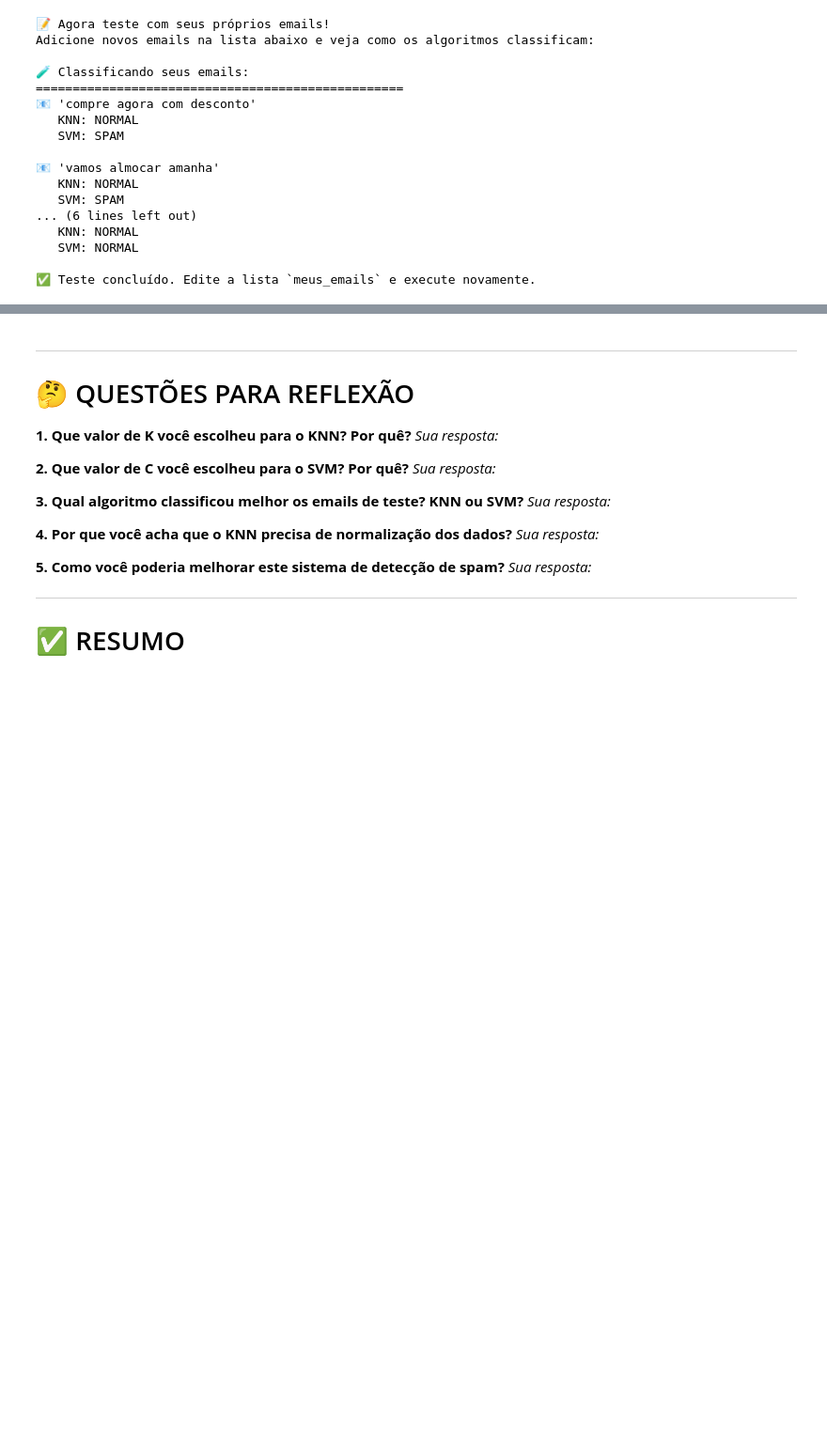
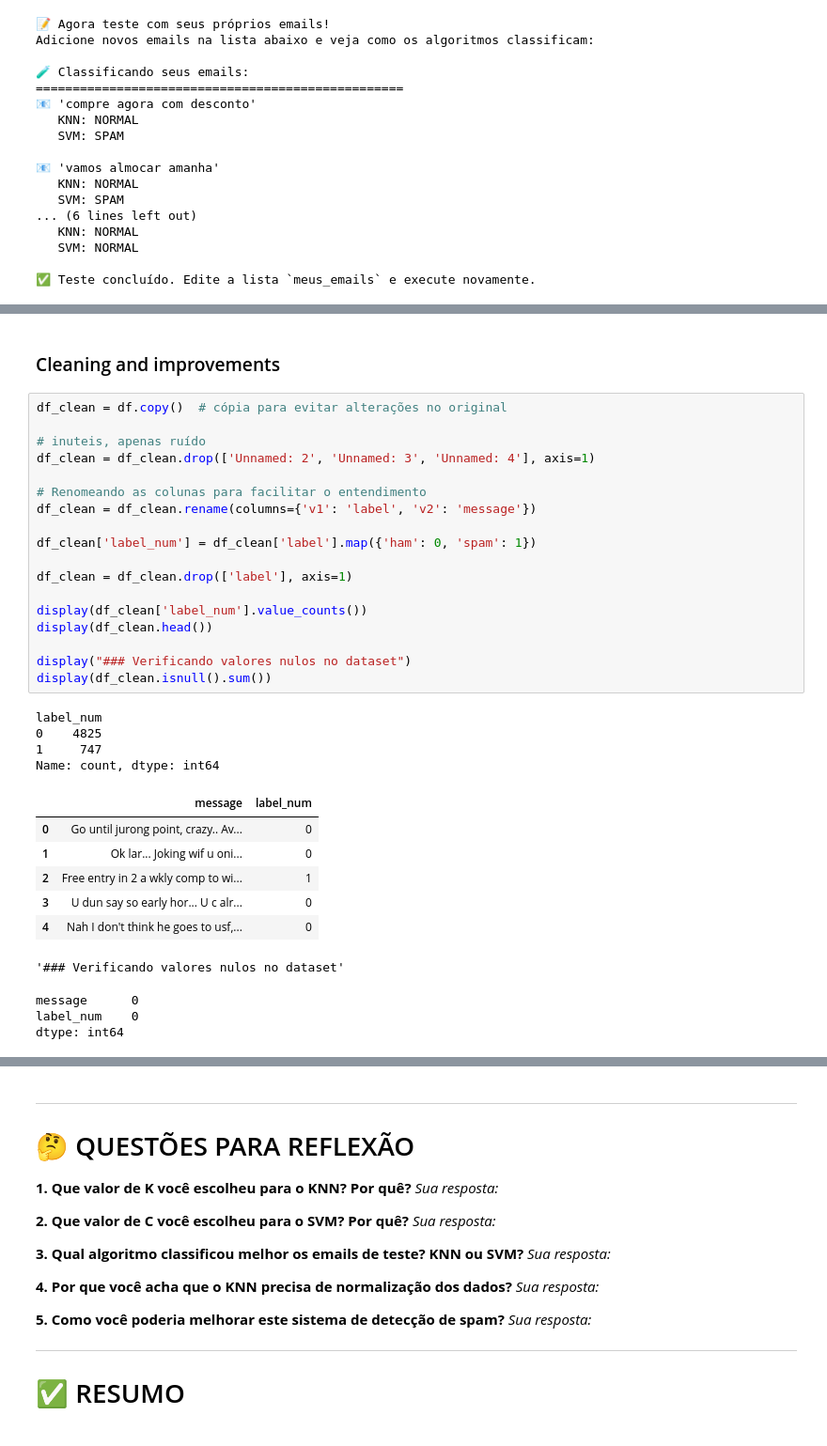
Before and after one commit to lukilme/machine_learning_classes, a Jupyter notebook: Luis_Kilmer_da_Silva_Bernardo_Atividade_KNN_e_SVM.ipynb, the cells around one changed output, grey strips where cells are left out. Shown at 94% size. Cells and saved outputs as stored; diff of their text form; blank space fills up the shorter version.

```diff
--- a/Luis_Kilmer_da_Silva_Bernardo_Atividade_KNN_e_SVM.ipynb
+++ b/Luis_Kilmer_da_Silva_Bernardo_Atividade_KNN_e_SVM.ipynb
@@ -376,0 +457,35 @@ Adicione novos emails na lista abaixo e veja como os algoritmos classificam:
+# %% [markdown]
+### Cleaning and improvements
+# %%
+df_clean = df.copy()  # cópia para evitar alterações no original
+
+# inuteis, apenas ruído
+df_clean = df_clean.drop(['Unnamed: 2', 'Unnamed: 3', 'Unnamed: 4'], axis=1)
+
+# Renomeando as colunas para facilitar o entendimento
+df_clean = df_clean.rename(columns={'v1': 'label', 'v2': 'message'})
+
+df_clean['label_num'] = df_clean['label'].map({'ham': 0, 'spam': 1})
+
+df_clean = df_clean.drop(['label'], axis=1)
+
+display(df_clean['label_num'].value_counts())
+display(df_clean.head())
+
+display("### Verificando valores nulos no dataset")
+display(df_clean.isnull().sum())
+# %% [output]
+label_num
+0    4825
+1     747
+Name: count, dtype: int64
+|  | message | label_num |
+| 0 | Go until jurong point, crazy.. Av... | 0 |
+| 1 | Ok lar... Joking wif u oni... | 0 |
+| 2 | Free entry in 2 a wkly comp to wi... | 1 |
+| 3 | U dun say so early hor... U c alr... | 0 |
+| 4 | Nah I don't think he goes to usf,... | 0 |
+'### Verificando valores nulos no dataset'
+message      0
+label_num    0
+dtype: int64
```
Also changed, not shown: parts of 10 cells of this notebook.
